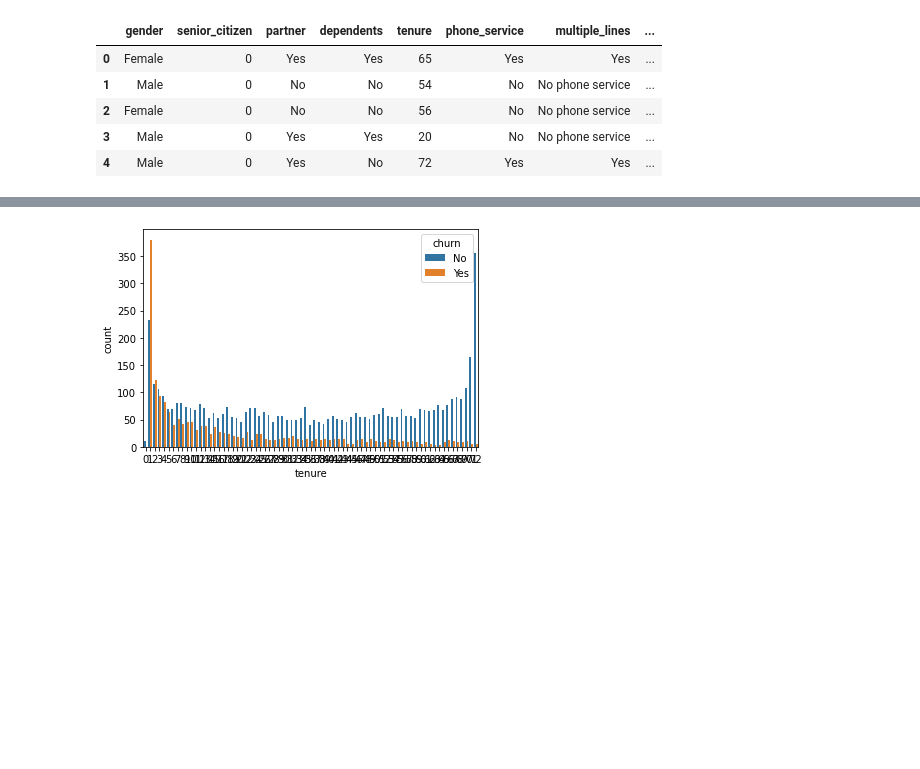
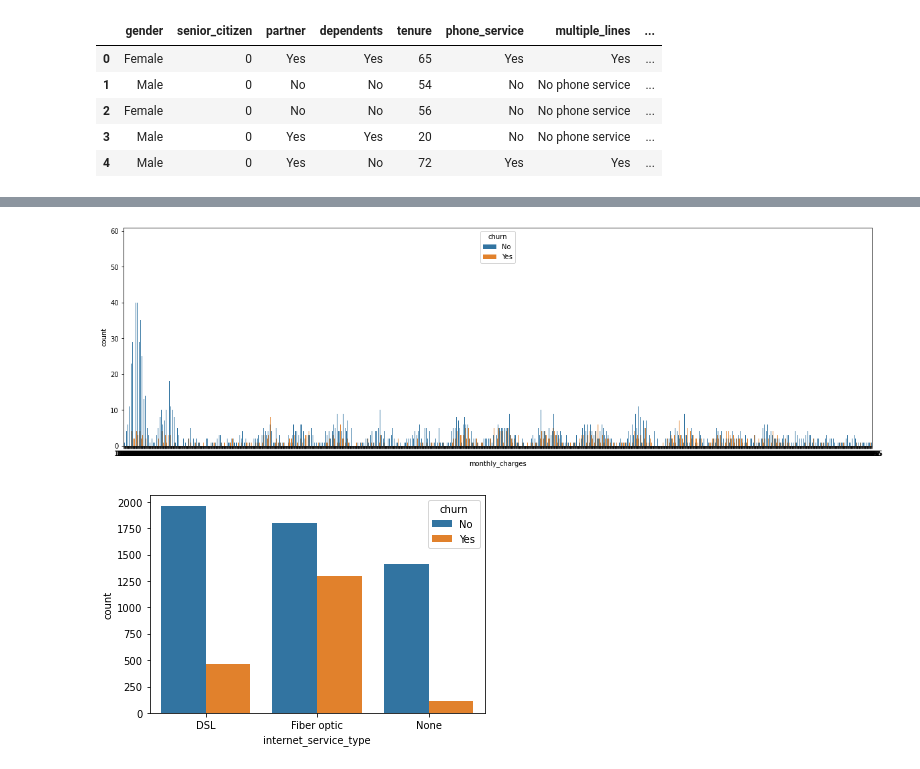
Before and after one commit to SLawsonWoods/Telco_Churn_Project, a Jupyter notebook: Draft_1_folder.ipynb, the cells around one changed output, grey strips where cells are left out. Cells and saved outputs as stored; diff of their text form; code cells hidden in the pictures; blank space fills up the shorter version.

```diff
--- a/Draft_1_folder.ipynb
+++ b/Draft_1_folder.ipynb
@@ -123,5 +131,13 @@ df.head()
+# %%
+# plot monthly_charges by churn
+plt.figure(figsize=(20, 6))
+sns.countplot(data=df, x='monthly_charges', hue='churn')
+plt.show()
+# %% [output]
+[figure, added]
 # %%
-sns.countplot(data=df, x='tenure', hue='churn')
+# plot internet_service_type by churn
+sns.countplot(data=df, x='internet_service_type', hue='churn')
 plt.show()
 # %% [output]
-[figure, old version]
+[figure, new version]
```
Also changed, not shown: parts of 23 cells of this notebook, 1 other file.
